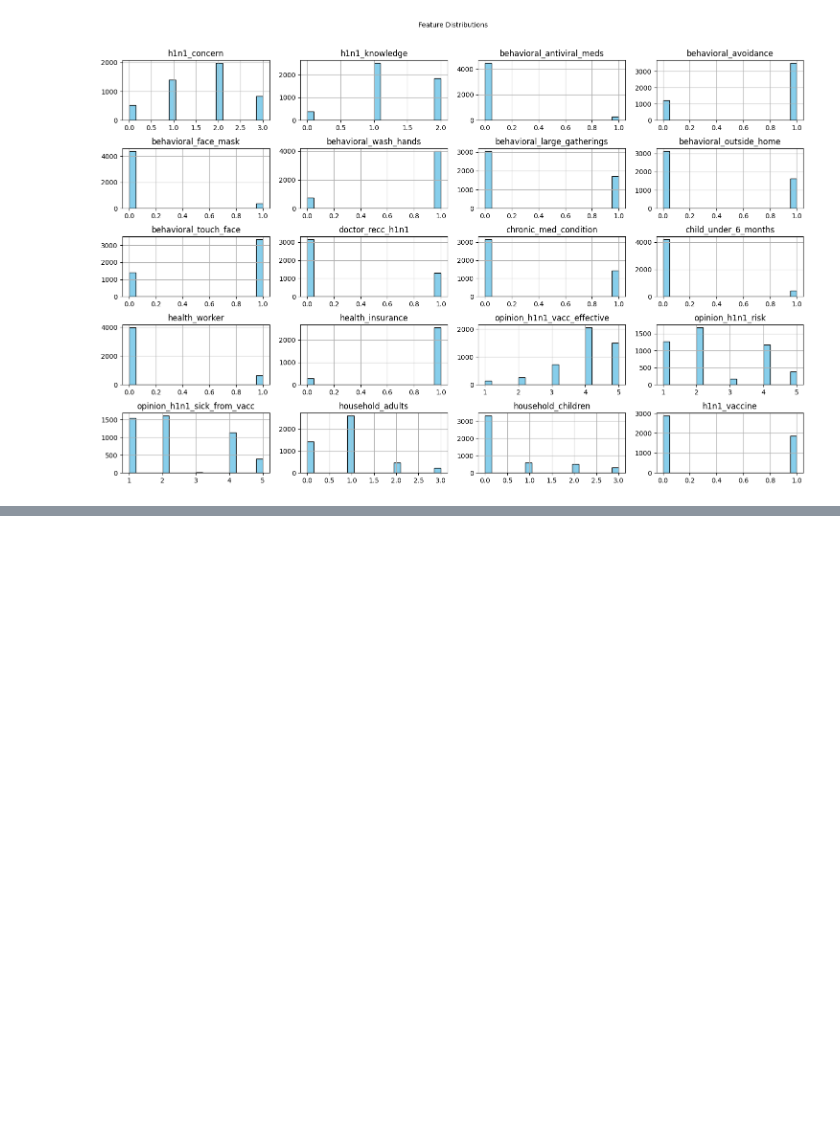
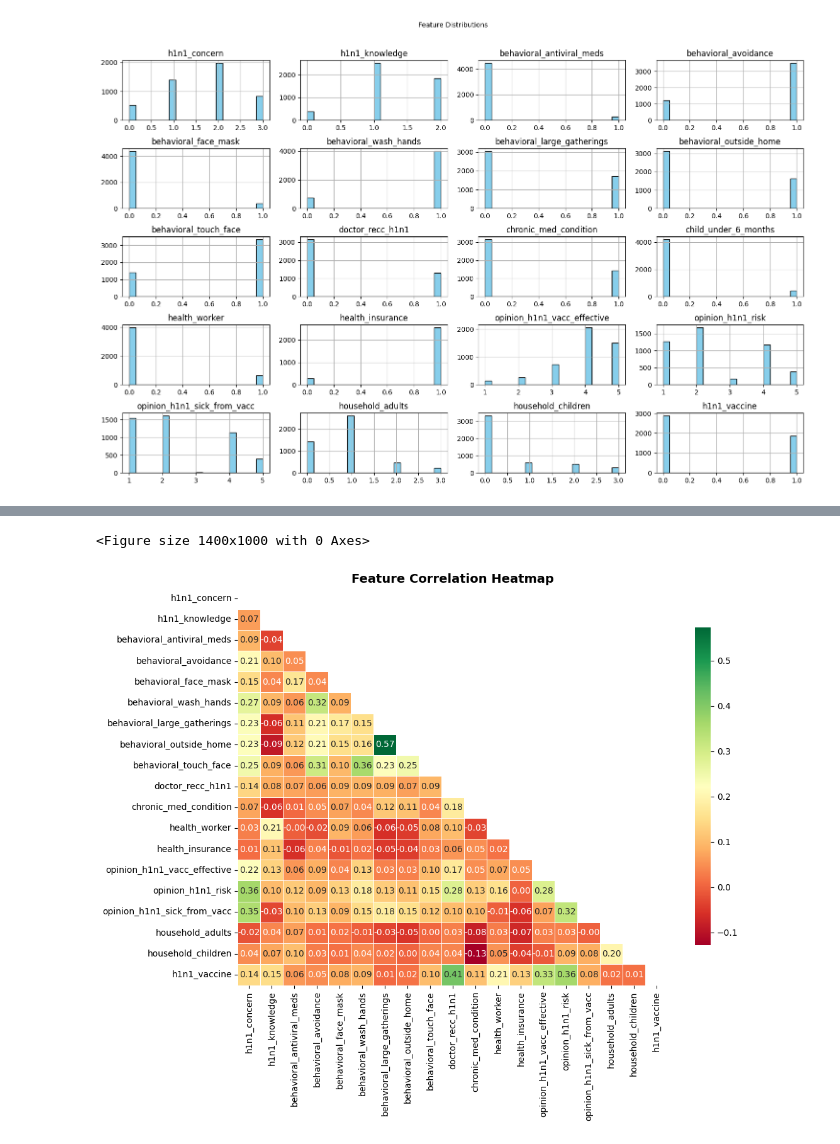
Before and after one commit to ansmalik67/nanSense-ds-hack, a Jupyter notebook: Research_Methods_Hackathon.ipynb, the cells around one changed output, grey strips where cells are left out. Saved outputs shown, nothing was run; the diff lists cells and outputs as text; code cells hidden in the pictures; blank space fills up the shorter version.

```diff
--- a/Research_Methods_Hackathon.ipynb
+++ b/Research_Methods_Hackathon.ipynb
@@ -92,0 +105,23 @@ plt.show()
+# %%
+num_cols = [
+    'h1n1_concern', 'h1n1_knowledge', 'behavioral_antiviral_meds',
+    'behavioral_avoidance', 'behavioral_face_mask', 'behavioral_wash_hands',
+    'behavioral_large_gatherings', 'behavioral_outside_home', 'behavioral_touch_face',
+    'doctor_recc_h1n1', 'chronic_med_condition', 'health_worker', 'health_insurance',
+    'opinion_h1n1_vacc_effective', 'opinion_h1n1_risk', 'opinion_h1n1_sick_from_vacc',
+    'household_adults', 'household_children', 'h1n1_vaccine'
+]
+plt.figure(figsize=(14, 10))
+corr = Data[num_cols].corr()
+mask=np.zeros_like(corr)
+mask[np.triu_indices_from(mask)]=True
+f,ax=plt.subplots(figsize=(11,9))
+sns.heatmap(corr,mask=mask, annot=True, fmt='.2f', cmap='RdYlGn',
+            linewidths=0.5, cbar_kws={'shrink': 0.8})
+plt.title('Feature Correlation Heatmap', fontsize=14, fontweight='bold')
+plt.tight_layout()
+plt.savefig('correlation_heatmap.png', dpi=150, bbox_inches='tight')
+plt.show()
+# %% [output]
+<Figure size 1400x1000 with 0 Axes>
+[figure, added]
```
Also changed, not shown: parts of 1 cell of this notebook.
